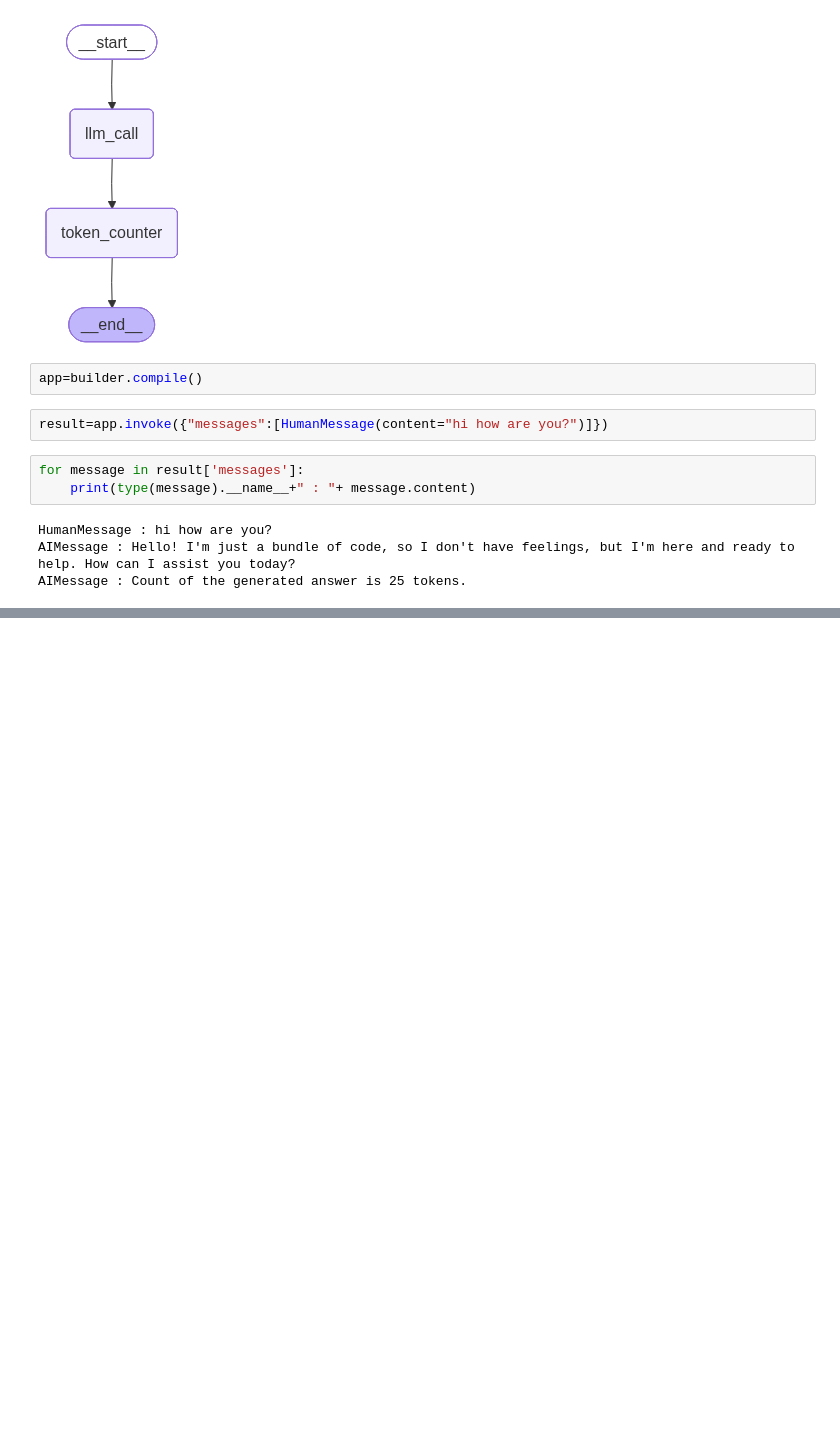
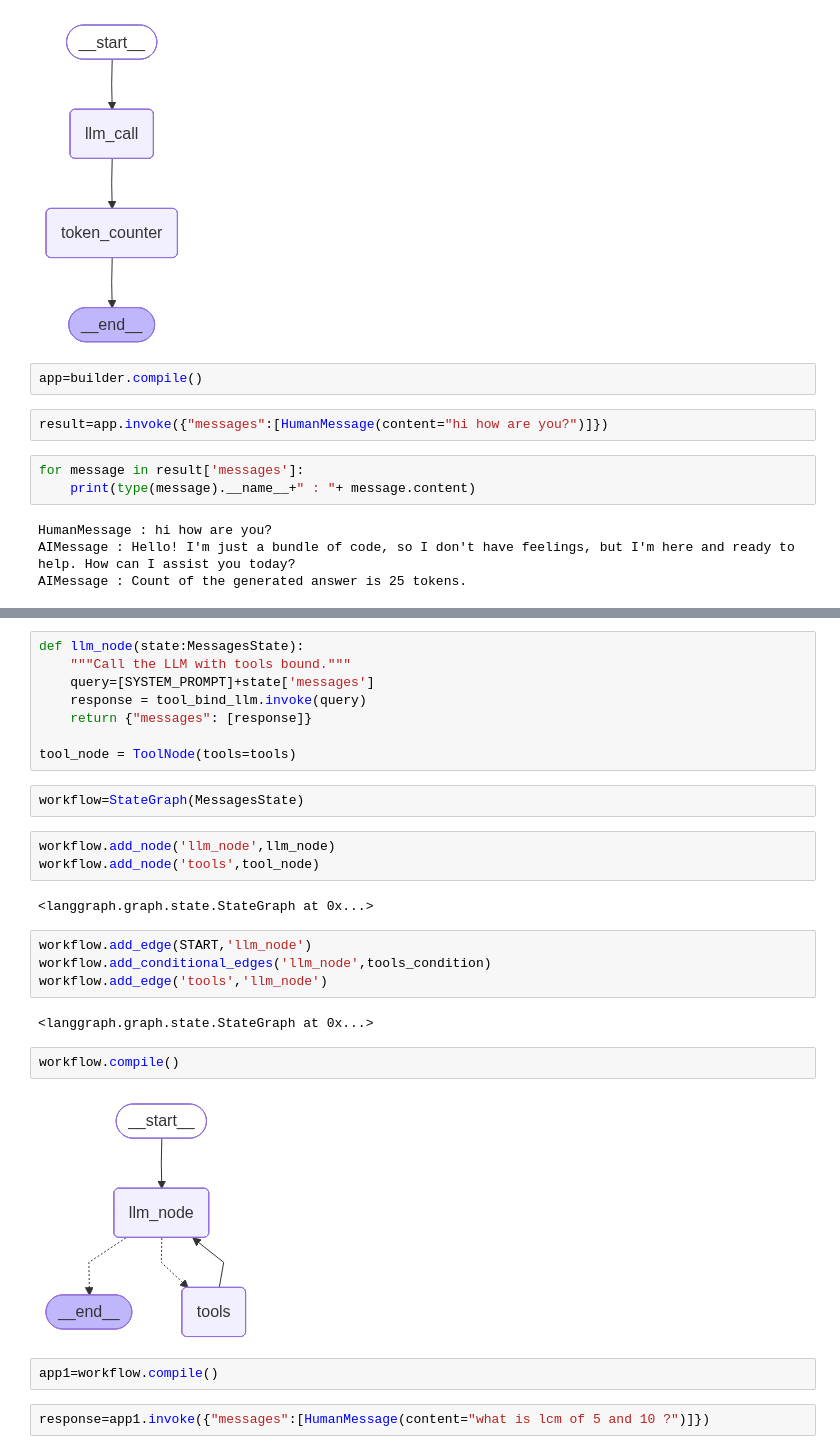
Before and after one commit to Bavan-M/AI-Agents, a Jupyter notebook: test.ipynb, the cells around one changed output, grey strips where cells are left out. Saved outputs shown, nothing was run; the diff lists cells and outputs as text; blank space fills up the shorter version.

```diff
--- a/test.ipynb
+++ b/test.ipynb
@@ -65,0 +139,29 @@ AIMessage : Count of the generated answer is 25 tokens.
+# %%
+def llm_node(state:MessagesState):
+    """Call the LLM with tools bound."""
+    query=[SYSTEM_PROMPT]+state['messages']
+    response = tool_bind_llm.invoke(query)
+    return {"messages": [response]}
+
+tool_node = ToolNode(tools=tools)
+# %%
+workflow=StateGraph(MessagesState)
+# %%
+workflow.add_node('llm_node',llm_node)
+workflow.add_node('tools',tool_node)
+# %% [output]
+<langgraph.graph.state.StateGraph at 0x...>
+# %%
+workflow.add_edge(START,'llm_node')
+workflow.add_conditional_edges('llm_node',tools_condition)
+workflow.add_edge('tools','llm_node')
+# %% [output]
+<langgraph.graph.state.StateGraph at 0x...>
+# %%
+workflow.compile()
+# %% [output]
+[figure, added]
+# %%
+app1=workflow.compile()
+# %%
+response=app1.invoke({"messages":[HumanMessage(content="what is lcm of 5 and 10 ?")]})
```
Also changed, not shown: parts of 18 cells of this notebook, 1 other file.
